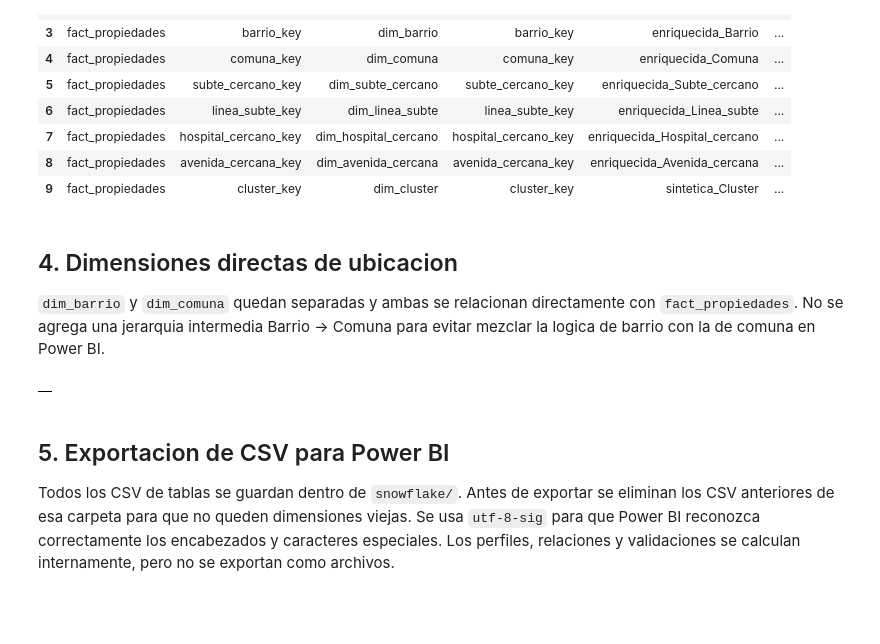
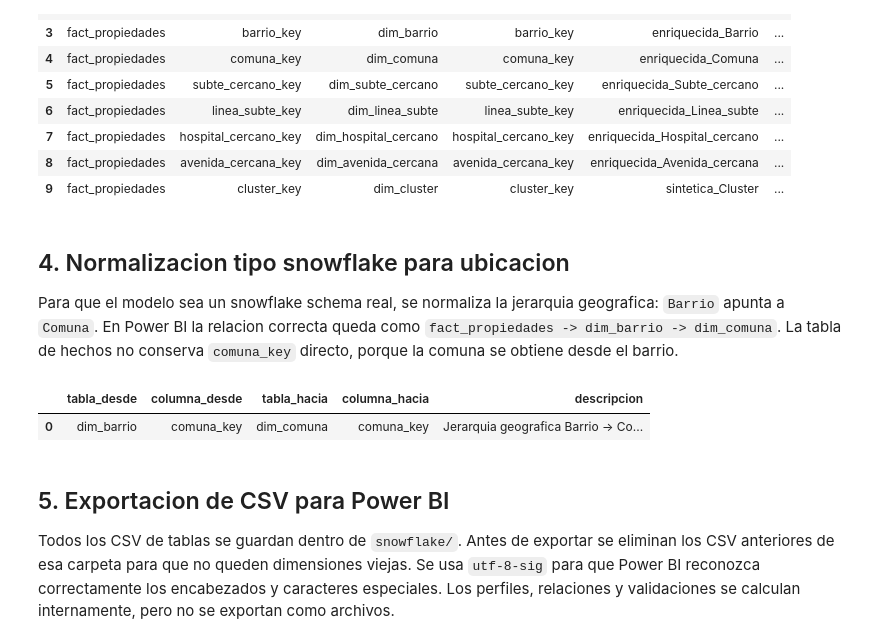
Before and after one commit to LBinello2004/TP_Analitica_Descriptiva_ITBA, a Jupyter notebook: 11_PowerBI.ipynb, the cells around one changed output. Drawn from its saved outputs; the diff is of its cells as text; code cells hidden in the pictures; blank space fills up the shorter version.

```diff
--- a/11_PowerBI.ipynb
+++ b/11_PowerBI.ipynb
@@ -259,8 +259,8 @@ if CLUSTER_COLUMN is not None:
         ),
     )
     dim = pd.DataFrame({value_col: dimension_values})
-    dim.insert(0, key_col, np.arange(1, len(dim) + 1))
     dim['cluster_numero'] = pd.to_numeric(dim[value_col], errors='coerce').astype('Int64')
+    dim.insert(0, key_col, dim['cluster_numero'])
     dim['cluster_codigo'] = dim['cluster_numero'].astype('string').fillna(dim[value_col].astype(str))
     dim['cluster_nombre'] = dim['cluster_codigo'].map(CLUSTER_NAMES).fillna('Cluster sin clasificar')
     dim['cluster_etiqueta_powerbi'] = 'Cluster ' + dim['cluster_codigo'].astype(str) + ' - ' + dim['cluster_nombre']
@@ -303,14 +303,66 @@ Dimensiones creadas: 10
 | 8 | fact_propiedades | avenida_cercana_key | dim_avenida_cercana | avenida_cercana_key | enriquecida_Avenida_cercana | ... |
 | 9 | fact_propiedades | cluster_key | dim_cluster | cluster_key | sintetica_Cluster | ... |
 # %% [markdown]
-## 4. Dimensiones directas de ubicacion
+## 4. Normalizacion tipo snowflake para ubicacion
 
-`dim_barrio` y `dim_comuna` quedan separadas y ambas se relacionan directamente con `fact_propiedades`. No se agrega una jerarquia intermedia Barrio -> Comuna para evitar mezclar la logica de barrio con la de comuna en Power BI.
+Para que el modelo sea un snowflake schema real, se normaliza la jerarquia geografica: `Barrio` apunta a `Comuna`. En Power BI la relacion correcta queda como `fact_propiedades -> dim_barrio -> dim_comuna`. La tabla de hechos no conserva `comuna_key` directo, porque la comuna se obtiene desde el barrio.
 # %%
+def find_dimension_table(token: str):
+    matches = [name for name in dimensions if token in name]
+    return matches[0] if matches else None
+
+barrio_table = find_dimension_table('barrio')
+comuna_table = find_dimension_table('comuna')
+
 snowflake_relationships = []
+if barrio_table and comuna_table and 'enriquecida_Barrio' in df.columns and 'enriquecida_Comuna' in df.columns:
+    barrio_dim = dimensions[barrio_table].copy()
+    comuna_dim = dimensions[comuna_table].copy()
+    comuna_lookup = dimension_lookups[comuna_table].copy()
+    barrio_value_col = [c for c in barrio_dim.columns if c.endswith('_valor')][0]
+    comuna_key_col = [c for c in comuna_dim.columns if c.endswith('_key')][0]
+    comuna_value_col = [c for c in comuna_lookup.columns if c.endswith('_valor')][0]
+
+    barrio_comuna_map = (
+        df[['enriquecida_Barrio', 'enriquecida_Comuna']]
+        .assign(
+            enriquecida_Barrio=lambda x: clean_dimension_label(x['enriquecida_Barrio']),
+            enriquecida_Comuna=lambda x: clean_dimension_label(x['enriquecida_Comuna']),
+        )
+        .drop_duplicates()
+    )
+    barrio_comuna_map = barrio_comuna_map.merge(
+        comuna_lookup,
+        left_on='enriquecida_Comuna',
+        right_on=comuna_value_col,
+        how='left',
+    )
+
+    barrio_dim = barrio_dim.merge(
+        barrio_comuna_map[['enriquecida_Barrio', comuna_key_col]],
+        left_on=barrio_value_col,
+        right_on='enriquecida_Barrio',
+        how='left',
+    ).drop(columns=['enriquecida_Barrio'])
+    dimensions[barrio_table] = barrio_dim
+    snowflake_relationships.append({
+        'tabla_desde': barrio_table,
+        'columna_desde': comuna_key_col,
+        'tabla_hacia': comuna_table,
+        'columna_hacia': comuna_key_col,
+        'descripcion': 'Jerarquia geografica Barrio -> Comuna',
+    })
+
+    # Snowflake estricto: la fact no se relaciona directo con Comuna; llega via Barrio.
+    if comuna_key_col in fact.columns:
+        fact = fact.drop(columns=[comuna_key_col])
+    relationships = [rel for rel in relationships if rel['tabla_dimension'] != comuna_table]
+    key_columns = [r['columna_hechos'] for r in relationships]
+
 pd.DataFrame(snowflake_relationships)
 # %% [output]
-|  |
+|  | tabla_desde | columna_desde | tabla_hacia | columna_hacia | descripcion |
+| 0 | dim_barrio | comuna_key | dim_comuna | comuna_key | Jerarquia geografica Barrio -> Co... |
 # %% [markdown]
 ## 5. Exportacion de CSV para Power BI
 
```
Also changed, not shown: parts of 2 cells of this notebook, 4 other files.
